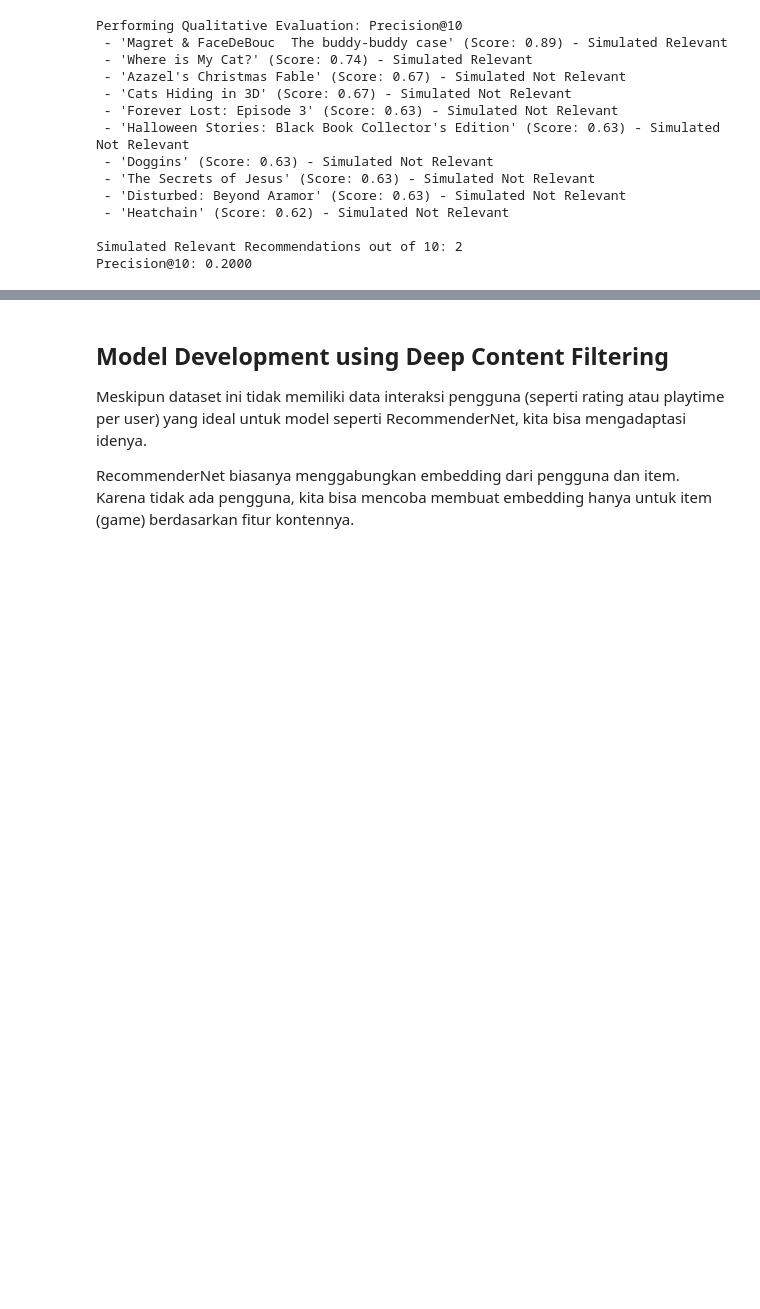
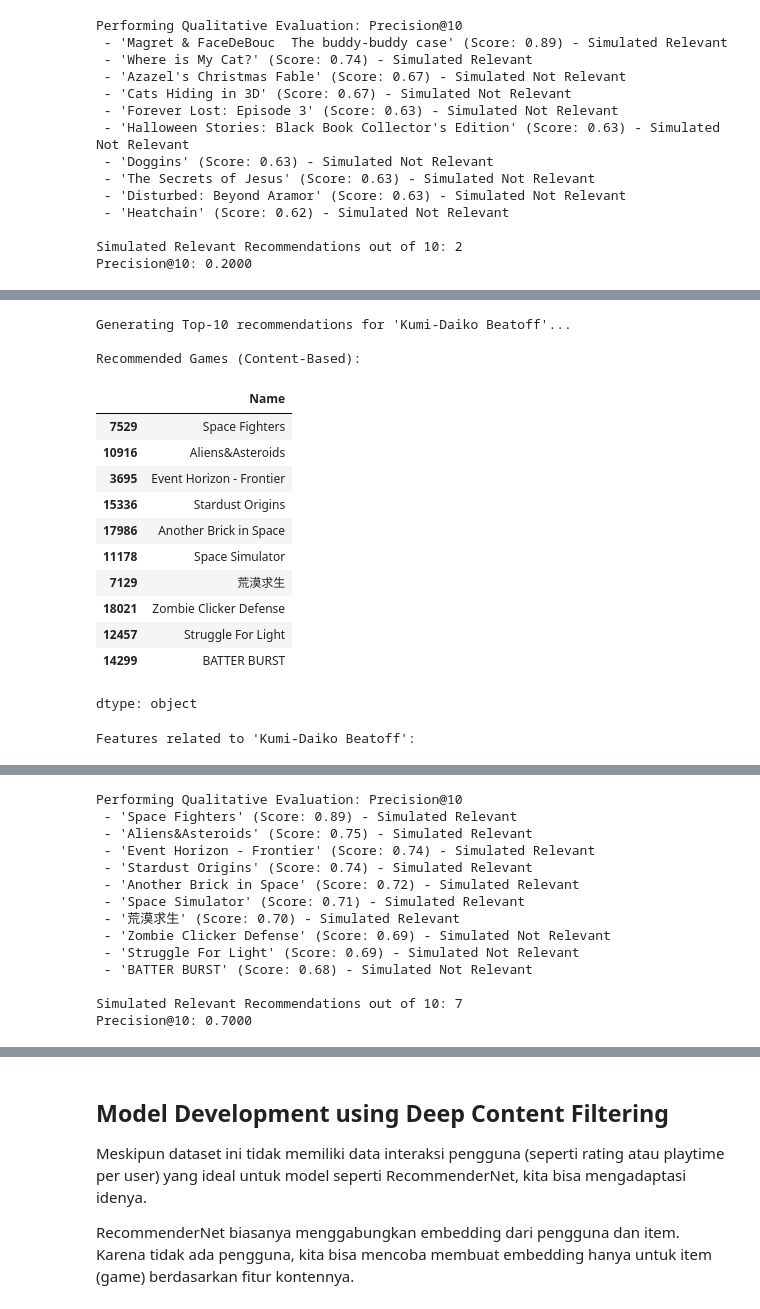
Before and after one commit to Bayhaqieee/Reccomendation_System_SteamGame, a Jupyter notebook: Reccommendation_System_Game.ipynb, the cells around one changed output, grey strips where cells are left out. Cells and saved outputs as stored; diff of their text form; code cells hidden in the pictures; blank space fills up the shorter version.

```diff
--- a/Reccommendation_System_Game.ipynb
+++ b/Reccommendation_System_Game.ipynb
@@ -1224,0 +1261,22 @@ Precision@10: 0.2000
+# %%
+# Contoh penggunaan: Mendapatkan rekomendasi untuk game tertentu
+game_to_recommend = games_df['Name'].iloc[random.randint(0, len(games_df) - 1)]
+
+recommended_games, precision = recommend_and_evaluate_content_based(game_to_recommend, N=10)
+# %% [output]
+Generating Top-10 recommendations for 'Kumi-Daiko Beatoff'...
+
+Recommended Games (Content-Based):
+|  | Name |
+| 7529 | Space Fighters |
+| 10916 | Aliens&Asteroids |
+| 3695 | Event Horizon - Frontier |
+| 15336 | Stardust Origins |
+| 17986 | Another Brick in Space |
+| 11178 | Space Simulator |
+| 7129 | 荒漠求生 |
+| 18021 | Zombie Clicker Defense |
+| 12457 | Struggle For Light |
+| 14299 | BATTER BURST |
+dtype: object
+Features related to 'Kumi-Daiko Beatoff':
@@ -1224,0 +1285,14 @@ Precision@10: 0.2000
+Performing Qualitative Evaluation: Precision@10
+ - 'Space Fighters' (Score: 0.89) - Simulated Relevant
+ - 'Aliens&Asteroids' (Score: 0.75) - Simulated Relevant
+ - 'Event Horizon - Frontier' (Score: 0.74) - Simulated Relevant
+ - 'Stardust Origins' (Score: 0.74) - Simulated Relevant
+ - 'Another Brick in Space' (Score: 0.72) - Simulated Relevant
+ - 'Space Simulator' (Score: 0.71) - Simulated Relevant
+ - '荒漠求生' (Score: 0.70) - Simulated Relevant
+ - 'Zombie Clicker Defense' (Score: 0.69) - Simulated Not Relevant
+ - 'Struggle For Light' (Score: 0.69) - Simulated Not Relevant
+ - 'BATTER BURST' (Score: 0.68) - Simulated Not Relevant
+
+Simulated Relevant Recommendations out of 10: 7
+Precision@10: 0.7000
```
Also changed, not shown: parts of 16 cells of this notebook.
